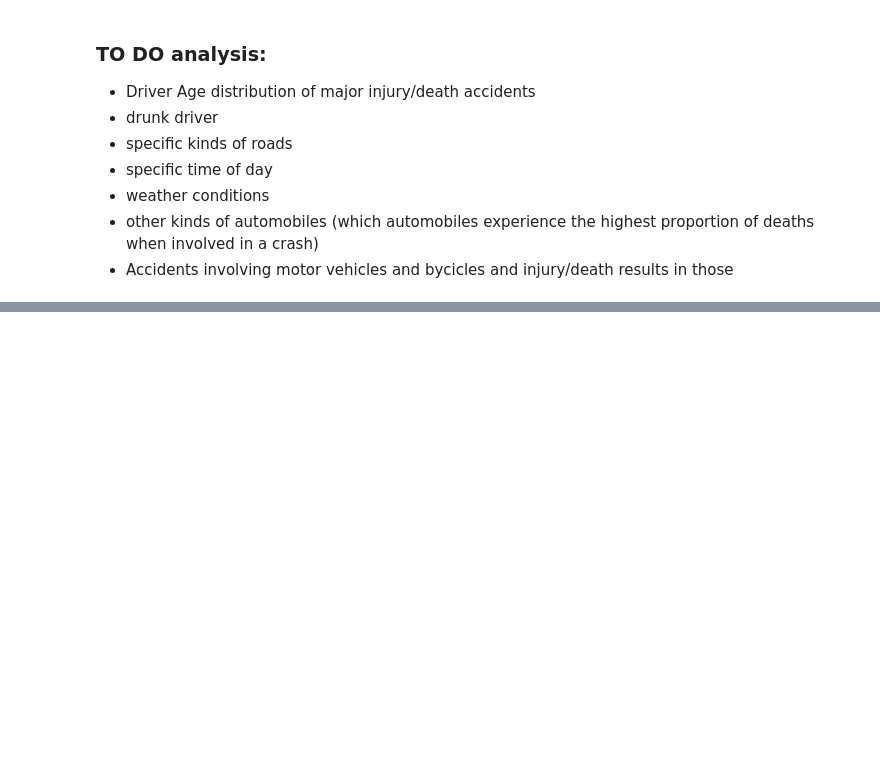
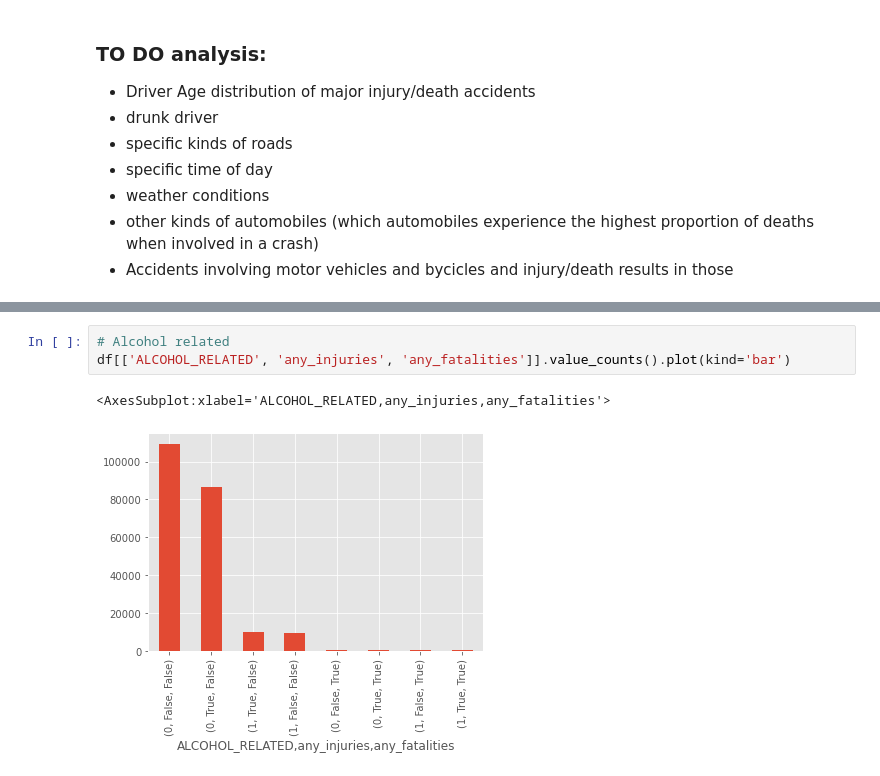
Before and after one commit to abhilashbiswas/road_accident_analysis, a Jupyter notebook: EDA/initial_eda.ipynb, the cells around one changed output, grey strips where cells are left out. Cells and saved outputs as stored; diff of their text form; blank space fills up the shorter version.

```diff
--- a/EDA/initial_eda.ipynb
+++ b/EDA/initial_eda.ipynb
@@ -316,0 +325,6 @@ plt.show()
+# %%
+# Alcohol related
+df[['ALCOHOL_RELATED', 'any_injuries', 'any_fatalities']].value_counts().plot(kind='bar')
+# %% [output]
+<AxesSubplot:xlabel='ALCOHOL_RELATED,any_injuries,any_fatalities'>
+[figure, added]
```
Also changed, not shown: parts of 10 cells of this notebook.
